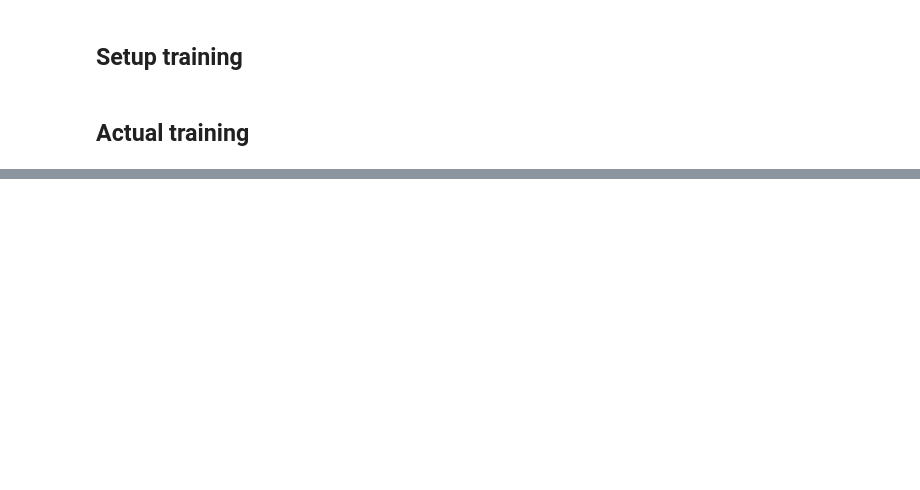
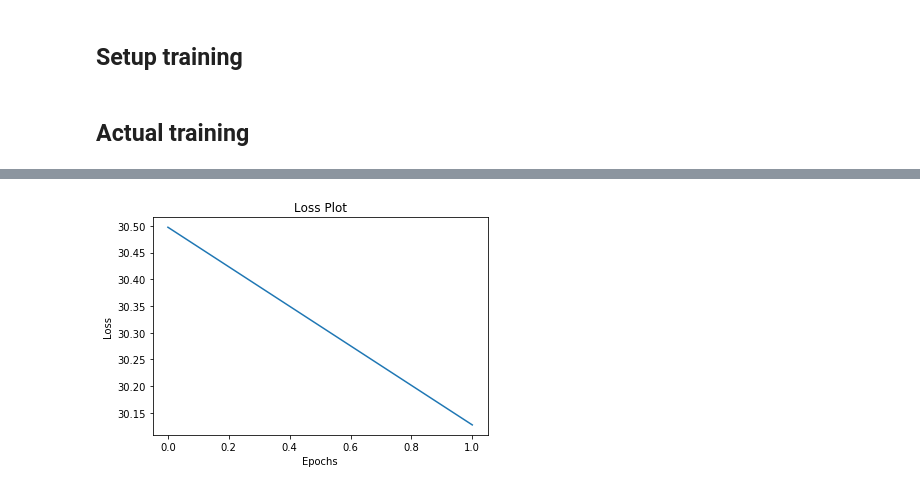
Before and after one commit to Jessinra/Image-Captioning-Lab-1, a Jupyter notebook: Keras.ipynb, the cells around one changed output, grey strips where cells are left out. Saved outputs shown, nothing was run; the diff lists cells and outputs as text; code cells hidden in the pictures; blank space fills up the shorter version.

```diff
--- a/Keras.ipynb
+++ b/Keras.ipynb
@@ -216,0 +235,4 @@ print("test : {} batches, (total : {} (aprx))".format(n_test, n_test * BATCH_SIZ
+# %%
+for x, y in train_dataset:
+    print(y)
+    break
@@ -524,0 +573,25 @@ decoder = RNN_Decoder(embedding_dim, units, VOCAB_SIZE)
+# %%
+IMAGE_FEATURE_DIM = 256
+WORD_EMBEDDING_DIM = 768 # BERT's embedding dim
+UNITS = 32
+VOCAB_SIZE = len(tokenizer.vocab.keys()) # BERT's vocab size
+
+encoder = CNN_Encoder(
+    output_dim=IMAGE_FEATURE_DIM
+)
+
+decoder = RNN_Decoder(
+    rnn_type="LSTM",
+    rnn_units=UNITS,
+    embedding_type="BERT",
+    embedding_dim=WORD_EMBEDDING_DIM,
+    vocab_size=VOCAB_SIZE
+)
+# %%
+total_loss = 0
+
+for img_tensor, target in train_dataset:
+    batch_loss, t_loss = train_step(img_tensor, target)
+    total_loss += t_loss
+
+total_loss
@@ -544,7 +638,7 @@ loss_plot = []
 # %% [markdown]
 ## Actual training
 # %%
-EPOCHS = 7
+EPOCHS = 2
 
 for epoch in range(start_epoch, EPOCHS):
 
@@ -562,10 +656,10 @@ for epoch in range(start_epoch, EPOCHS):
 
 
     # storing the epoch end loss value to plot later
-    loss_plot.append(total_loss / num_steps)
+    loss_plot.append(total_loss)
 
     if epoch % 5 == 0:
         ckpt_manager.save()
 
-    print ('Epoch {} Loss {:.6f}'.format(epoch + 1, total_loss/num_steps))
+    print ('Epoch {} Loss {:.6f}'.format(epoch + 1, total_loss))
     print ('Time taken for 1 epoch {} sec\n'.format(time.time() - start))
@@ -571,0 +673,8 @@ for epoch in range(start_epoch, EPOCHS):
+# %%
+plt.plot(loss_plot)
+plt.xlabel('Epochs')
+plt.ylabel('Loss')
+plt.title('Loss Plot')
+plt.show()
+# %% [output]
+[figure, added]
```
Also changed, not shown: parts of 29 cells of this notebook.
